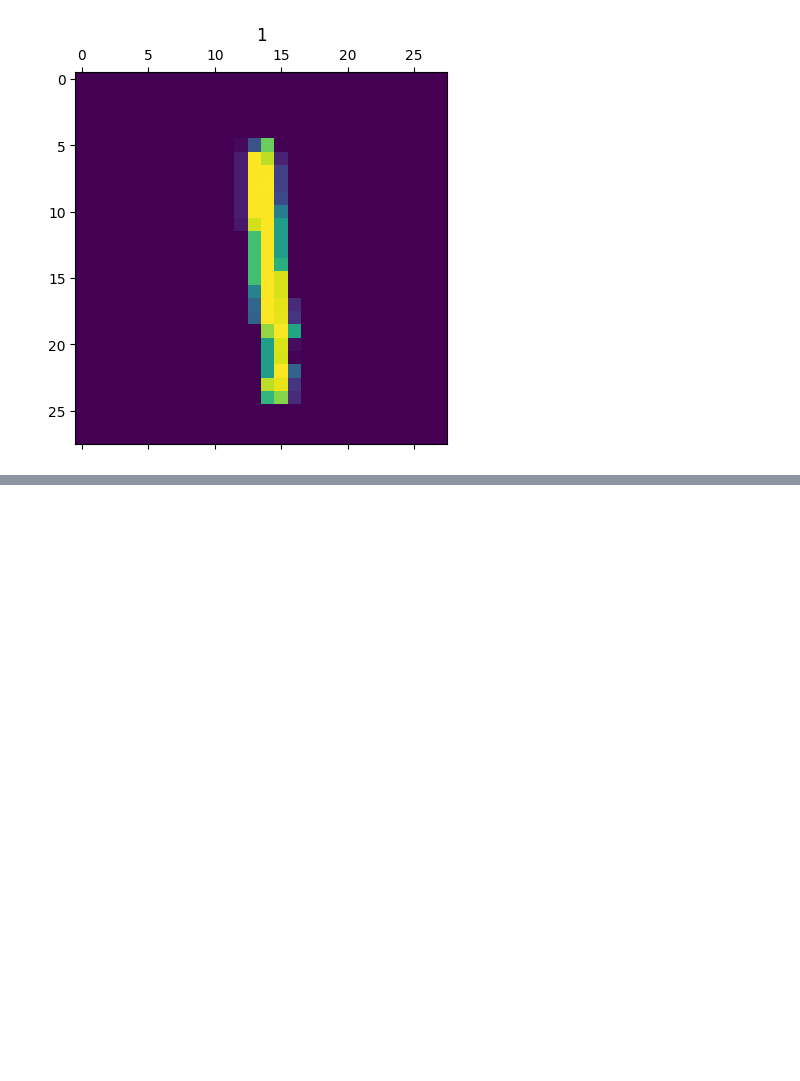
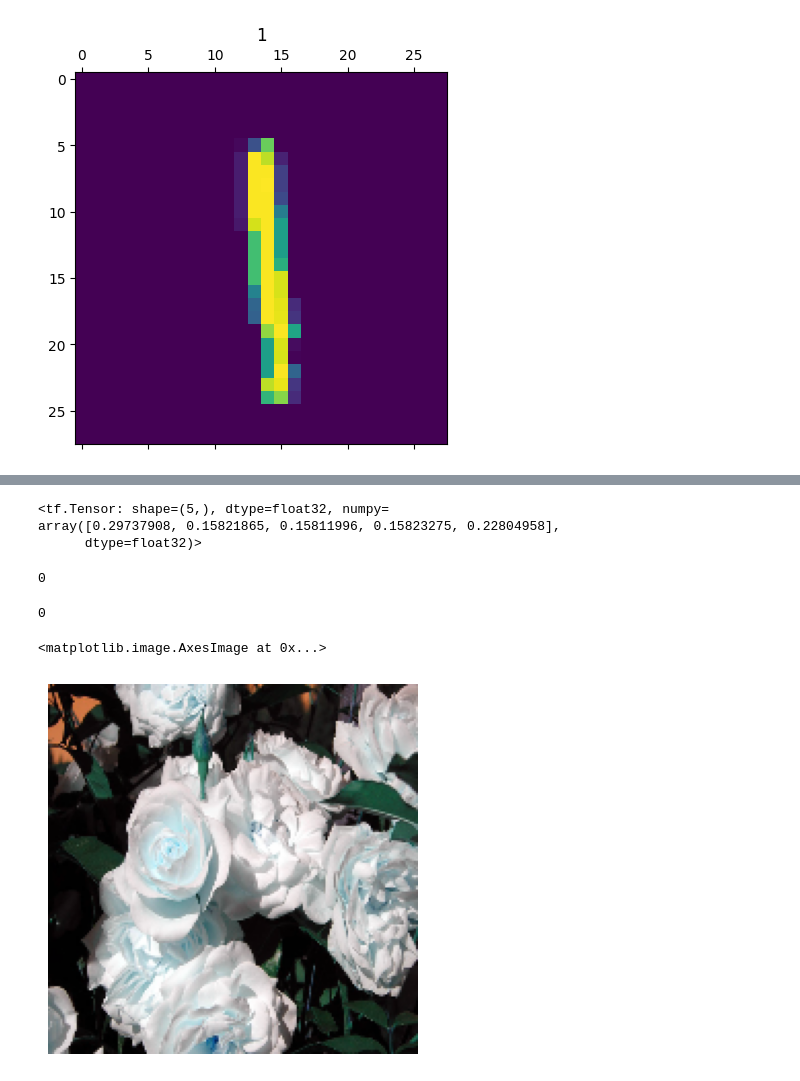
Before and after one commit to Surajpatra700/Deep-Learning_Project, a Jupyter notebook: Computer_Vision.ipynb, the cells around one changed output, grey strips where cells are left out. Cells and saved outputs as stored; diff of their text form; code cells hidden in the pictures; blank space fills up the shorter version.

```diff
--- a/Computer_Vision.ipynb
+++ b/Computer_Vision.ipynb
@@ -271,0 +351,8 @@ cnn.evaluate(X_test,y_test)
+# %%
+flower_labels_dict = {
+    "roses": 0,
+    "daisy": 1,
+    "dandelion": 2,
+    "sunflowers": 3,
+    "tulips": 4,
+}
@@ -271,0 +363,3 @@ cnn.evaluate(X_test,y_test)
+# %%
+img = cv2.imread(str(flower_images_dict["roses"][0])) # cv2.imread() reads the string directory of image and converts into numpy array of dimension 3
+img
@@ -271,0 +392,13 @@ cnn.evaluate(X_test,y_test)
+# %%
+X, y = [], []
+
+for flower_name, images in flower_images_dict.items(): # here images is actualy a path
+  #print(flower_name, len(images))
+  for image in images:
+    img = cv2.imread(str(image))
+    resized_img = cv2.resize(img,(180,180))
+    X.append(resized_img)
+    y.append(flower_labels_dict[flower_name])
+# %%
+X = np.array(X)
+y = np.array(y)
@@ -271,0 +463,15 @@ cnn.evaluate(X_test,y_test)
+# %%
+score =tf.nn.softmax(predictions[0])
+score
+# %% [output]
+<tf.Tensor: shape=(5,), dtype=float32, numpy=
+array([0.29737908, 0.15821865, 0.15811996, 0.15823275, 0.22804958],
+      dtype=float32)>
+# %%
+np.argmax(score)
+# %% [output]
+0
+# %%
+y_test[0]
+# %% [output]
+0
@@ -271,0 +484,6 @@ cnn.evaluate(X_test,y_test)
+# %%
+plt.axis("off")
+plt.imshow(X[0])
+# %% [output]
+<matplotlib.image.AxesImage at 0x...>
+[figure, added]
```
Also changed, not shown: parts of 24 cells of this notebook.
